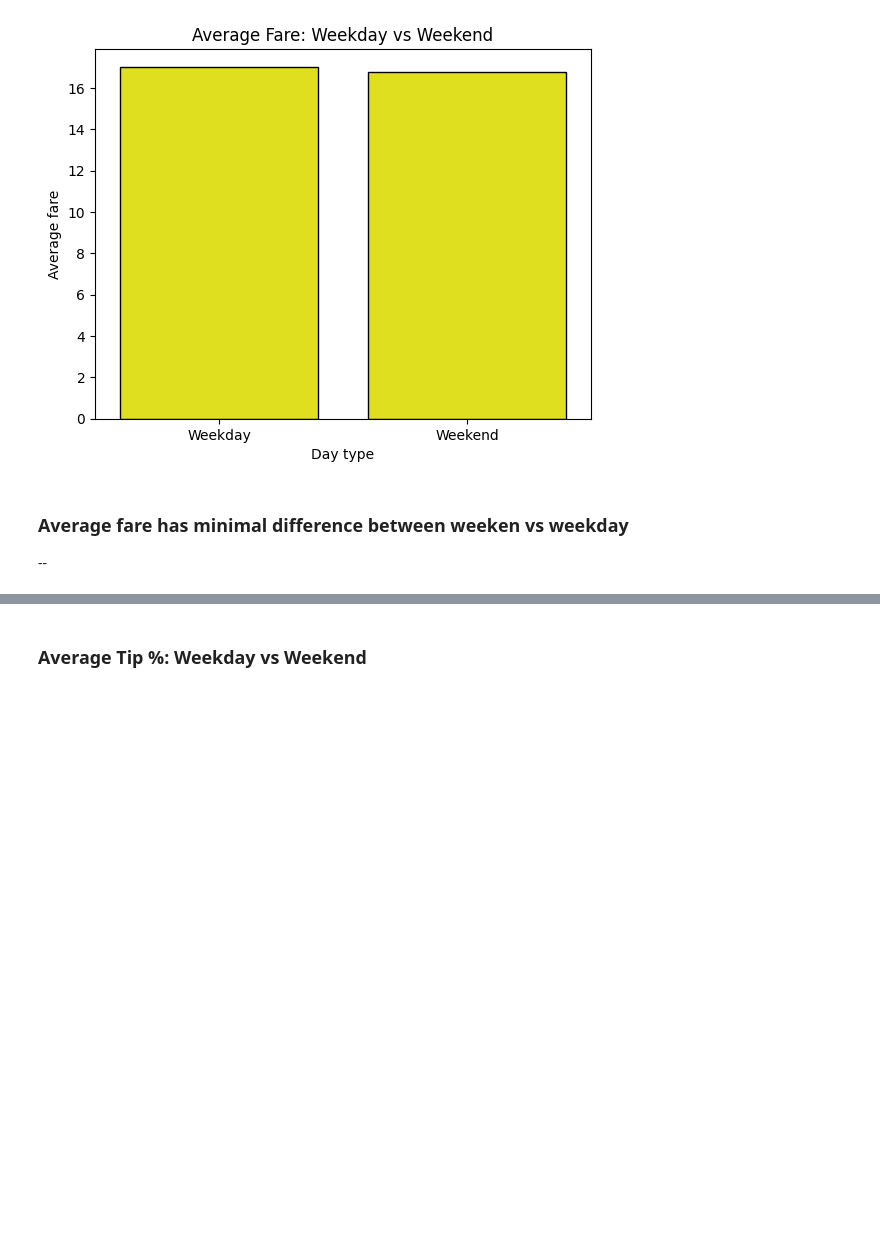
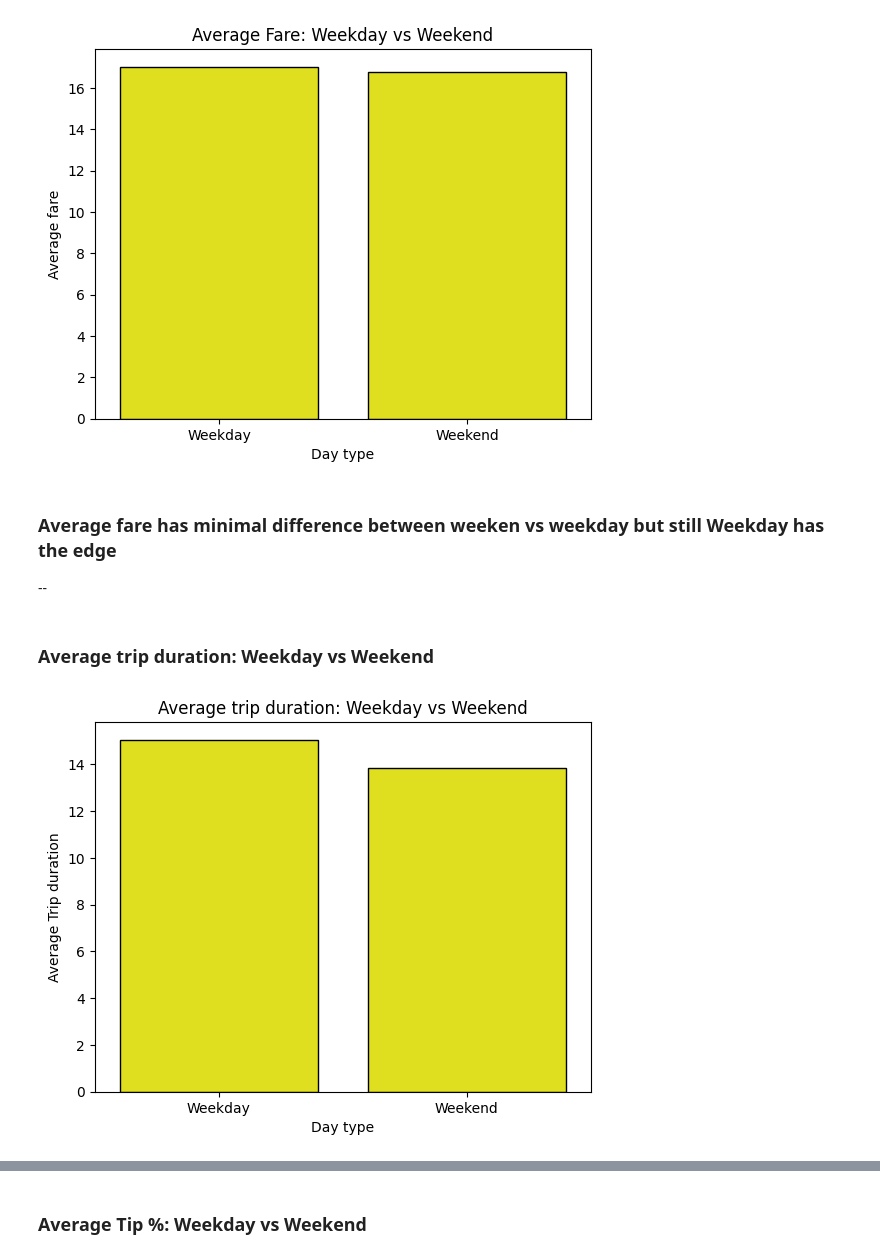
Before and after one commit to prerit0/ride-sharing-demand-intelligence, a Jupyter notebook: Notebooks/02_eda_analysis_using_SQL_&_Python.ipynb, the cells around one changed output, grey strips where cells are left out. Drawn from its saved outputs; the diff is of its cells as text; code cells hidden in the pictures; blank space fills up the shorter version.

Commit message:
Analysis done for weekend vs weekday

```diff
--- a/Notebooks/02_eda_analysis_using_SQL_&_Python.ipynb
+++ b/Notebooks/02_eda_analysis_using_SQL_&_Python.ipynb
@@ -190,5 +190,16 @@ plt.show()
 # %% [output]
 [figure]
 # %% [markdown]
-### Average fare has minimal difference between weeken vs weekday
+### Average fare has minimal difference between weeken vs weekday but still Weekday has the edge
 --
+# %% [markdown]
+### Average trip duration: Weekday vs Weekend
+# %%
+plt.Figure(figsize=(6,4))
+sns.barplot(x="day_type", y="avg_duration", data=weekend_df, color="yellow", edgecolor="black")
+plt.xlabel("Day type")
+plt.ylabel("Average Trip duration")
+plt.title("Average trip duration: Weekday vs Weekend")
+plt.show()
+# %% [output]
+[figure, added]
```
Also changed, not shown: parts of 1 cell of this notebook, 1 other file.
